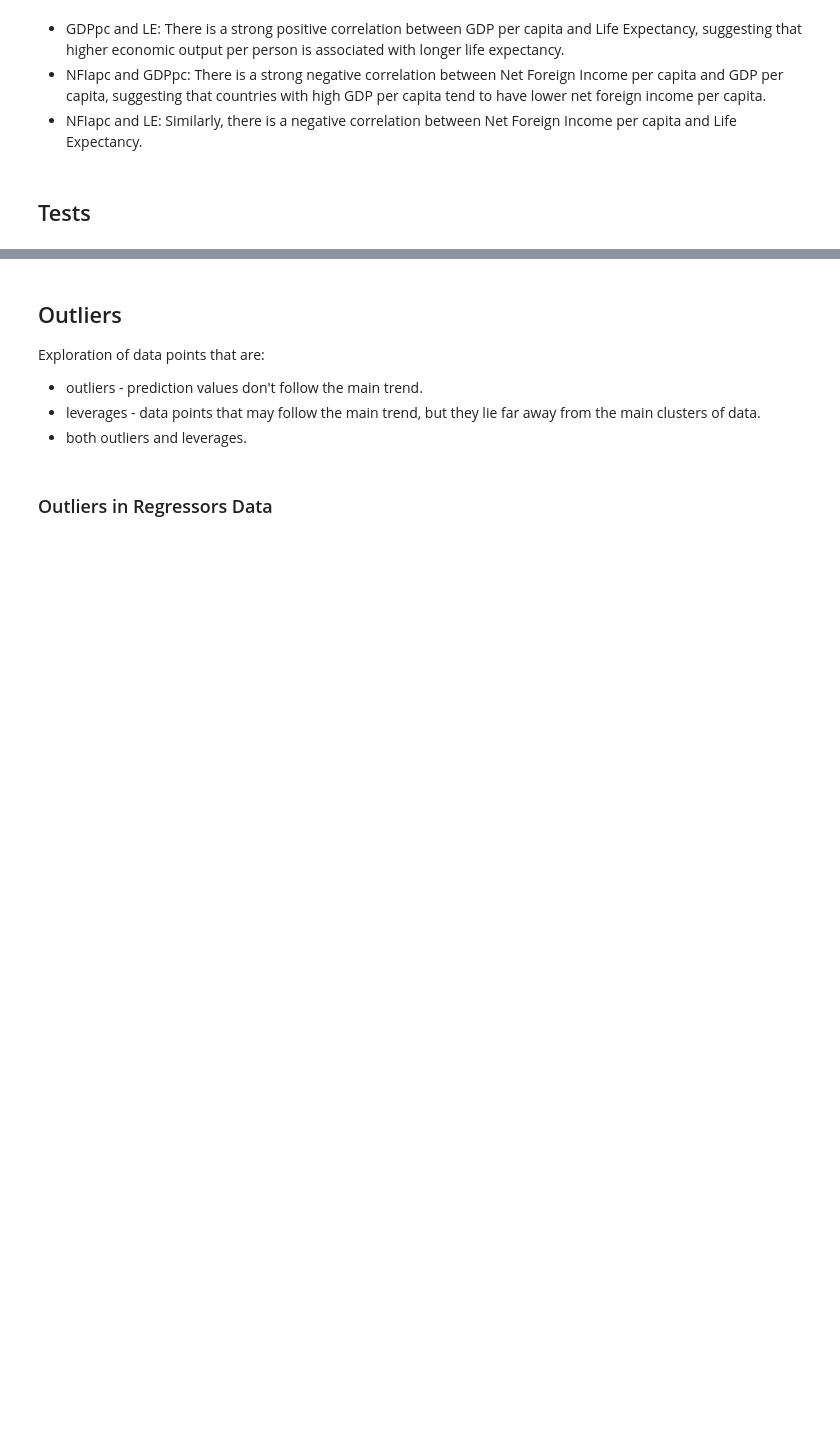
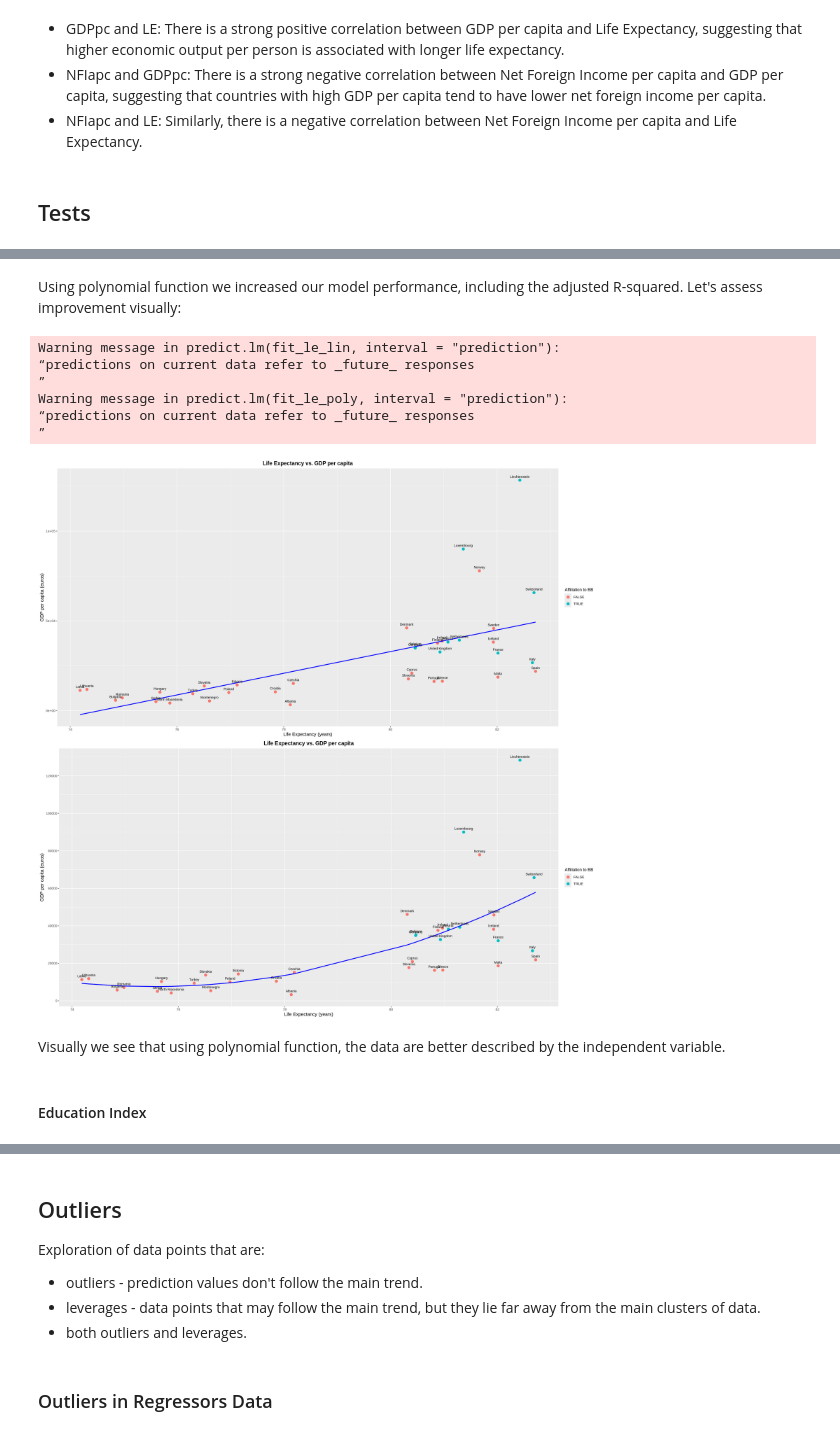
Before and after one commit to nickobard/eurostat-datasets-analysis, a Jupyter notebook: sem-3/semestral-work.ipynb, the cells around one changed output, grey strips where cells are left out. Saved outputs shown, nothing was run; the diff lists cells and outputs as text; code cells hidden in the pictures; blank space fills up the shorter version.

```diff
--- a/sem-3/semestral-work.ipynb
+++ b/sem-3/semestral-work.ipynb
@@ -383,0 +384,3 @@ The regression analysis shows that all independent variables (LE, EI, NFIapc, an
+# %%
+fit_le_lin <- lm(GDPpc~LE, data=data)
+summary(fit_le_lin)
@@ -383,0 +405,3 @@ The regression analysis shows that all independent variables (LE, EI, NFIapc, an
+# %%
+fit_le_poly <- lm(GDPpc~poly(LE,2), data=data)
+summary(fit_le_poly)
@@ -383,0 +427,41 @@ The regression analysis shows that all independent variables (LE, EI, NFIapc, an
+# %% [markdown]
+Using polynomial function we increased our model performance, including the adjusted R-squared. Let's assess improvement visually:
+# %%
+# gather data for scatterplots by combining predictions and dataset into one dataframe
+
+# get predictions
+fit_le_lin_pred <- predict(fit_le_lin, interval="prediction")
+fit_le_poly_pred <- predict(fit_le_poly, interval="prediction")
+
+# combine predictions with data
+data_fit_le_lin <- cbind(data, fit_le_lin_pred)
+data_fit_le_poly <- cbind(data, fit_le_poly_pred)
+
+# create plots
+le_lin_plot <- ggplot(data_fit_le_lin, aes(x=LE, y=GDPpc)) +
+    geom_point(aes(col=BB_entry), size=3) +
+    geom_line(aes(y=fit), color='blue', size=1) +                          # regression curve
+    labs_le + text + scale + theme
+
+# create plots
+le_poly_plot <- ggplot(data_fit_le_poly, aes(x=LE, y=GDPpc)) +
+    geom_point(aes(col=BB_entry), size=3) +
+    geom_line(aes(y=fit), color='blue', size=1) +                          # regression curve
+    labs.le + text + scale + theme
+# %% [output]
+Warning message in predict.lm(fit_le_lin, interval = "prediction"):
+“predictions on current data refer to _future_ responses
+”
+Warning message in predict.lm(fit_le_poly, interval = "prediction"):
+“predictions on current data refer to _future_ responses
+”
+# %%
+# set up plot size
+options(repr.plot.width = 20, repr.plot.height=20)
+plot_grid(le_lin_plot, le_poly_plot, nrow=2)
+# %% [output]
+[figure, added]
+# %% [markdown]
+Visually we see that using polynomial function, the data are better described by the independent variable.
+# %% [markdown]
+#### Education Index
```
Also changed, not shown: parts of 70 cells of this notebook.
